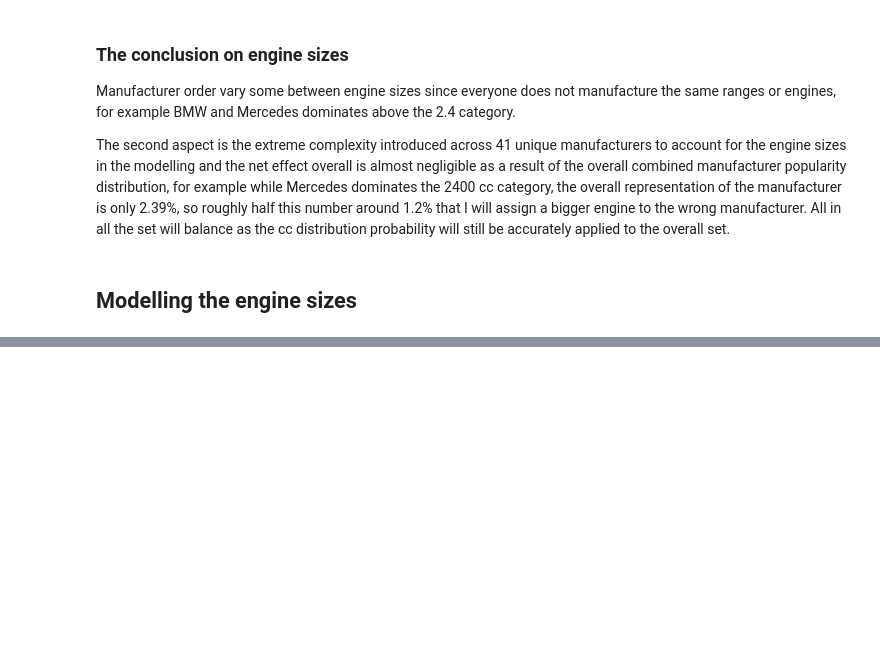
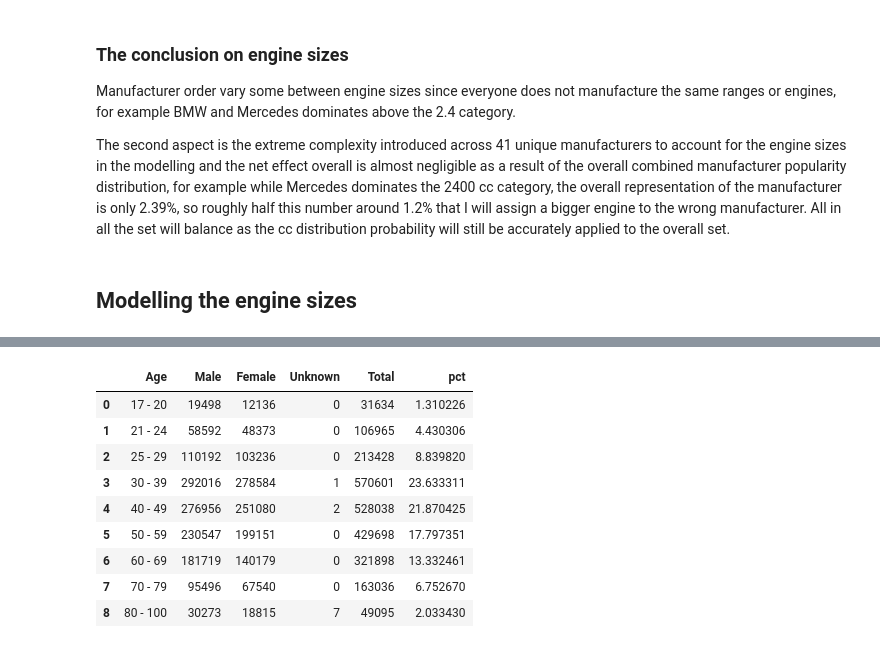
Before and after one commit to G00364778/52465_project, a Jupyter notebook: creating_a_realistic_fictional_dataset.ipynb, the cells around one changed output, grey strips where cells are left out. Drawn from its saved outputs; the diff is of its cells as text; code cells hidden in the pictures; blank space fills up the shorter version.

```diff
--- a/creating_a_realistic_fictional_dataset.ipynb
+++ b/creating_a_realistic_fictional_dataset.ipynb
@@ -310,0 +373,15 @@ count(rnd.choice(ccd['cc'],1000,p=ccd['pct'])).most_common()
+# %%
+d=pd.read_csv('data\P-TRANOM2013_2.5.csv')
+d['pct']=d['Total']/sum(d['Total'])*100
+d
+# %% [output]
+|  | Age | Male | Female | Unknown | Total | pct |
+| 0 | 17 - 20 | 19498 | 12136 | 0 | 31634 | 1.310226 |
+| 1 | 21 - 24 | 58592 | 48373 | 0 | 106965 | 4.430306 |
+| 2 | 25 - 29 | 110192 | 103236 | 0 | 213428 | 8.839820 |
+| 3 | 30 - 39 | 292016 | 278584 | 1 | 570601 | 23.633311 |
+| 4 | 40 - 49 | 276956 | 251080 | 2 | 528038 | 21.870425 |
+| 5 | 50 - 59 | 230547 | 199151 | 0 | 429698 | 17.797351 |
+| 6 | 60 - 69 | 181719 | 140179 | 0 | 321898 | 13.332461 |
+| 7 | 70 - 79 | 95496 | 67540 | 0 | 163036 | 6.752670 |
+| 8 | 80 - 100 | 30273 | 18815 | 7 | 49095 | 2.033430 |
```
Also changed, not shown: parts of 18 cells of this notebook, 1 other file.
